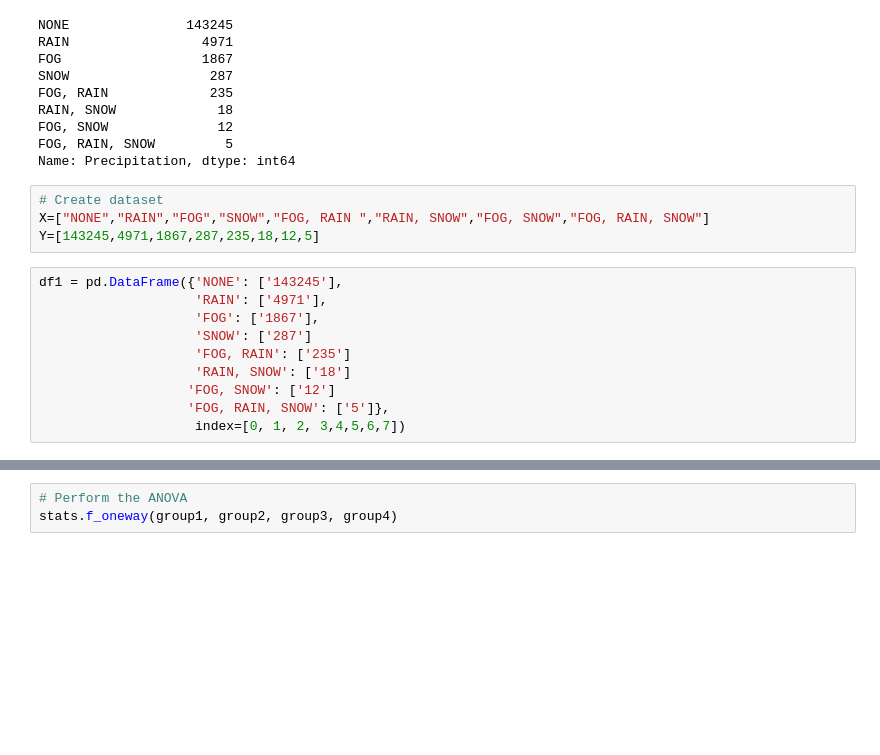
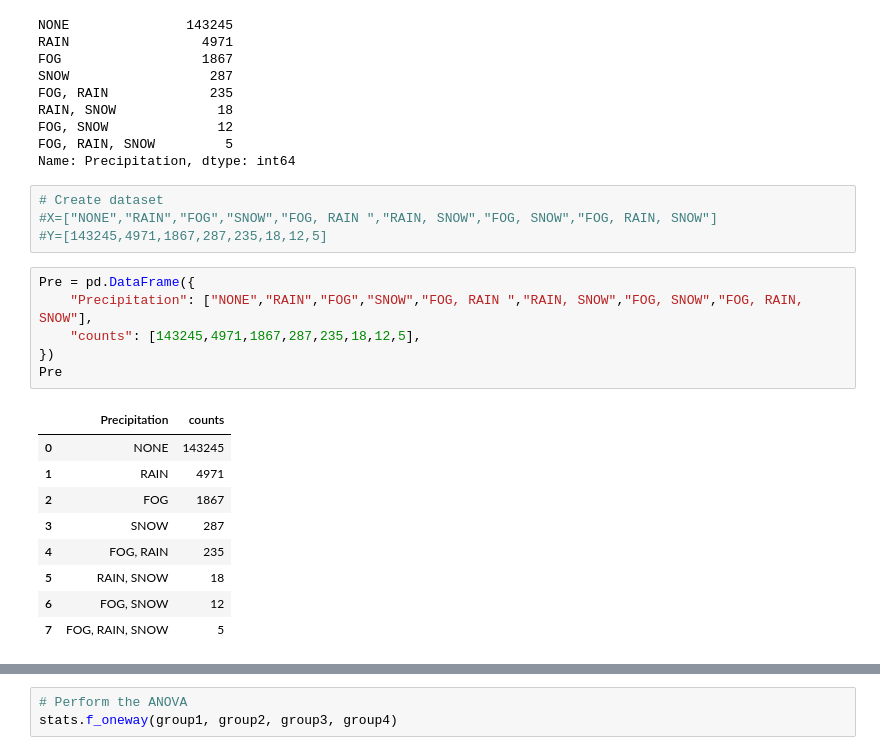
Before and after one commit to kplam624/Birds-Plane-Incident-Analysis, a Jupyter notebook: Birds vs. Planes.ipynb, the cells around one changed output, grey strips where cells are left out. Cells and saved outputs as stored; diff of their text form; blank space fills up the shorter version.

```diff
--- a/Birds vs. Planes.ipynb
+++ b/Birds vs. Planes.ipynb
@@ -332,17 +332,23 @@ FOG, RAIN, SNOW         5
 Name: Precipitation, dtype: int64
 # %%
 # Create dataset
-X=["NONE","RAIN","FOG","SNOW","FOG, RAIN ","RAIN, SNOW","FOG, SNOW","FOG, RAIN, SNOW"]
-Y=[143245,4971,1867,287,235,18,12,5]
+#X=["NONE","RAIN","FOG","SNOW","FOG, RAIN ","RAIN, SNOW","FOG, SNOW","FOG, RAIN, SNOW"]
+#Y=[143245,4971,1867,287,235,18,12,5]
 # %%
-df1 = pd.DataFrame({'NONE': ['143245'],
-                    'RAIN': ['4971'],
-                    'FOG': ['1867'],
-                    'SNOW': ['287']
-                    'FOG, RAIN': ['235']
-                    'RAIN, SNOW': ['18']
-                   'FOG, SNOW': ['12']
-                   'FOG, RAIN, SNOW': ['5']},
-                    index=[0, 1, 2, 3,4,5,6,7])
+Pre = pd.DataFrame({
+    "Precipitation": ["NONE","RAIN","FOG","SNOW","FOG, RAIN ","RAIN, SNOW","FOG, SNOW","FOG, RAIN, SNOW"],
+    "counts": [143245,4971,1867,287,235,18,12,5],
+})
+Pre
+# %% [output]
+|  | Precipitation | counts |
+| 0 | NONE | 143245 |
+| 1 | RAIN | 4971 |
+| 2 | FOG | 1867 |
+| 3 | SNOW | 287 |
+| 4 | FOG, RAIN | 235 |
+| 5 | RAIN, SNOW | 18 |
+| 6 | FOG, SNOW | 12 |
+| 7 | FOG, RAIN, SNOW | 5 |
 # %%
 # Create a boxplot to compare means
```
Also changed, not shown: parts of 2 cells of this notebook.
